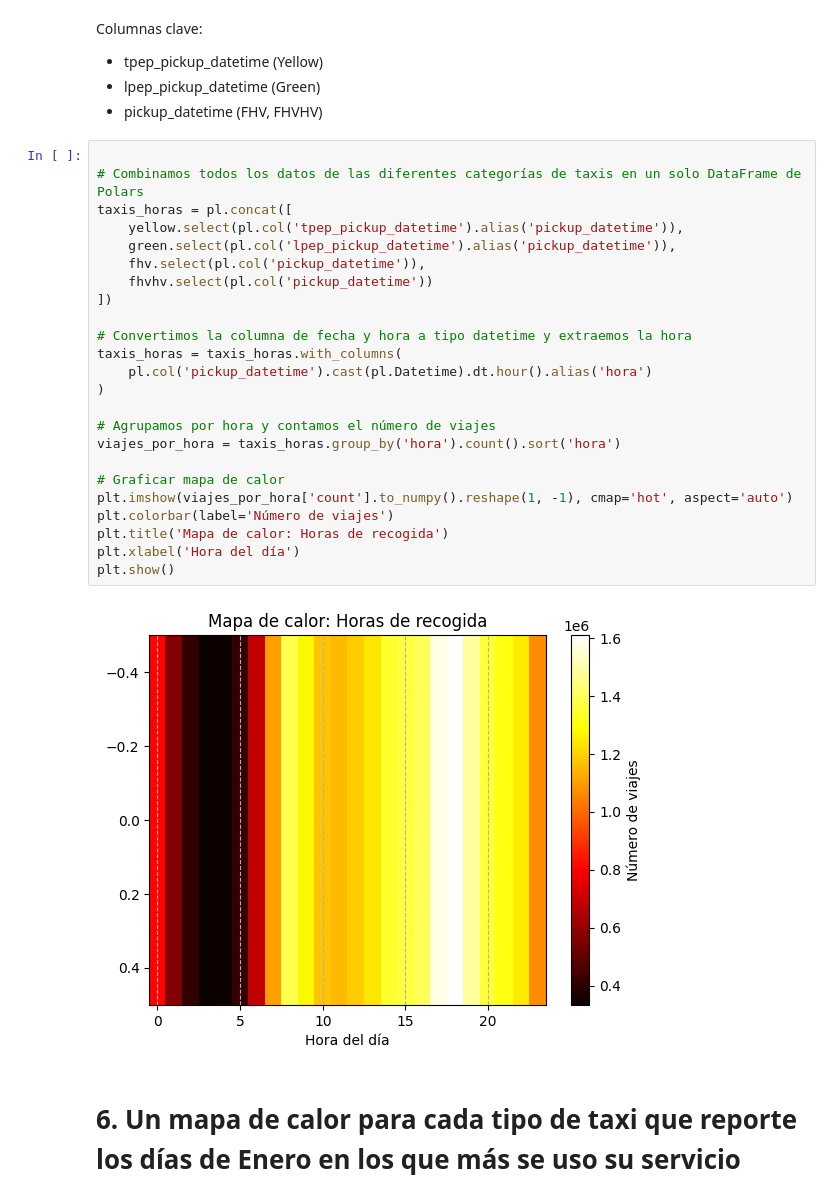
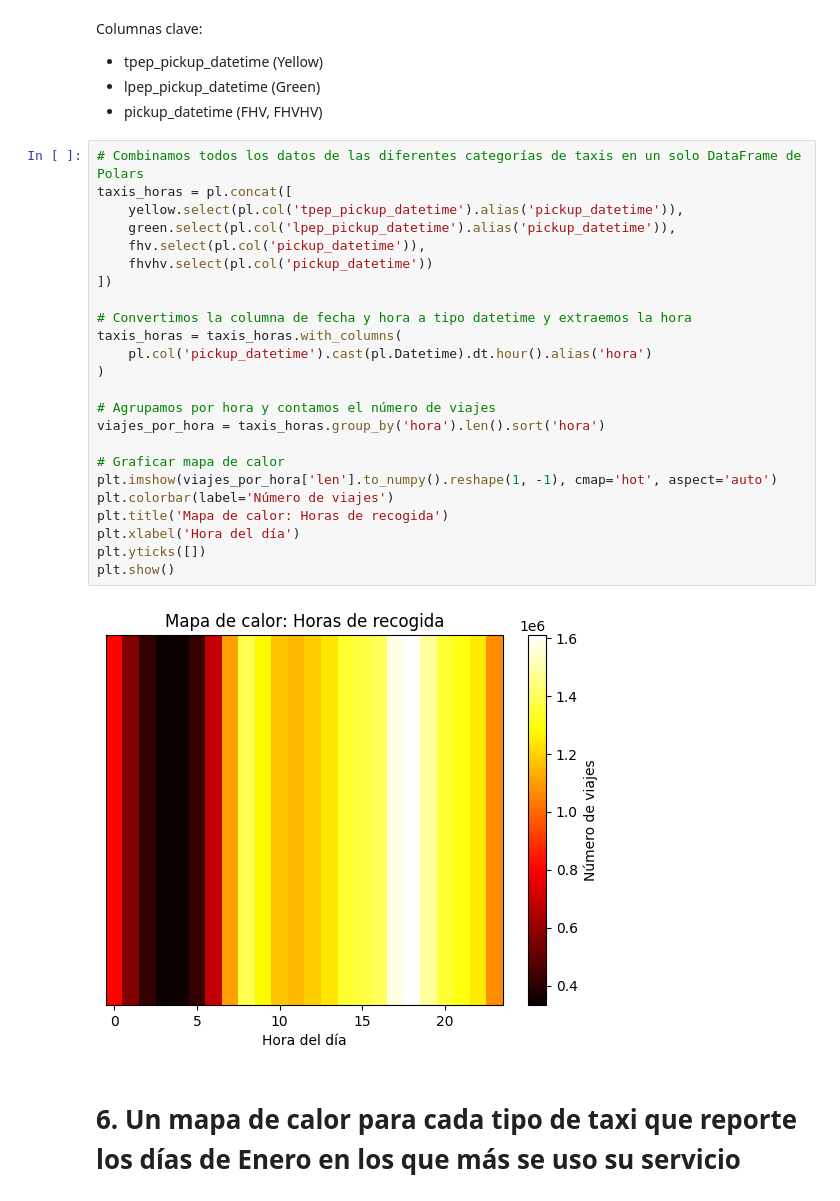
Before and after one commit to AmiyaMihari/Curso_python_ia_Guillermo_Montiel, a Jupyter notebook: Tareas/Tarea - Pandas, Polars y gráficas/Tarea-Polars.ipynb, the cells around one changed output. Saved outputs shown, nothing was run; the diff lists cells and outputs as text.

```diff
--- a/Tareas/Tarea - Pandas, Polars y gráficas/Tarea-Polars.ipynb
+++ b/Tareas/Tarea - Pandas, Polars y gráficas/Tarea-Polars.ipynb
@@ -138,31 +138,31 @@ Columnas clave:
 - lpep_pickup_datetime (Green)
 - pickup_datetime (FHV, FHVHV)
 # %%
-
 # Combinamos todos los datos de las diferentes categorías de taxis en un solo DataFrame de Polars
 taxis_horas = pl.concat([
     yellow.select(pl.col('tpep_pickup_datetime').alias('pickup_datetime')),
     green.select(pl.col('lpep_pickup_datetime').alias('pickup_datetime')),
     fhv.select(pl.col('pickup_datetime')),
     fhvhv.select(pl.col('pickup_datetime'))
 ])
 
 # Convertimos la columna de fecha y hora a tipo datetime y extraemos la hora
 taxis_horas = taxis_horas.with_columns(
     pl.col('pickup_datetime').cast(pl.Datetime).dt.hour().alias('hora')
 )
 
 # Agrupamos por hora y contamos el número de viajes
-viajes_por_hora = taxis_horas.group_by('hora').count().sort('hora')
+viajes_por_hora = taxis_horas.group_by('hora').len().sort('hora')
 
 # Graficar mapa de calor
-plt.imshow(viajes_por_hora['count'].to_numpy().reshape(1, -1), cmap='hot', aspect='auto')
+plt.imshow(viajes_por_hora['len'].to_numpy().reshape(1, -1), cmap='hot', aspect='auto')
 plt.colorbar(label='Número de viajes')
 plt.title('Mapa de calor: Horas de recogida')
 plt.xlabel('Hora del día')
+plt.yticks([])
 plt.show()
 # %% [output]
-[figure, old version]
+[figure, new version]
 # %% [markdown]
 # 6. Un mapa de calor para cada tipo de taxi que reporte los días de Enero en los que más se uso su servicio
 # %% [markdown]
```
Also changed, not shown: parts of 1 cell of this notebook, 1 other file.
